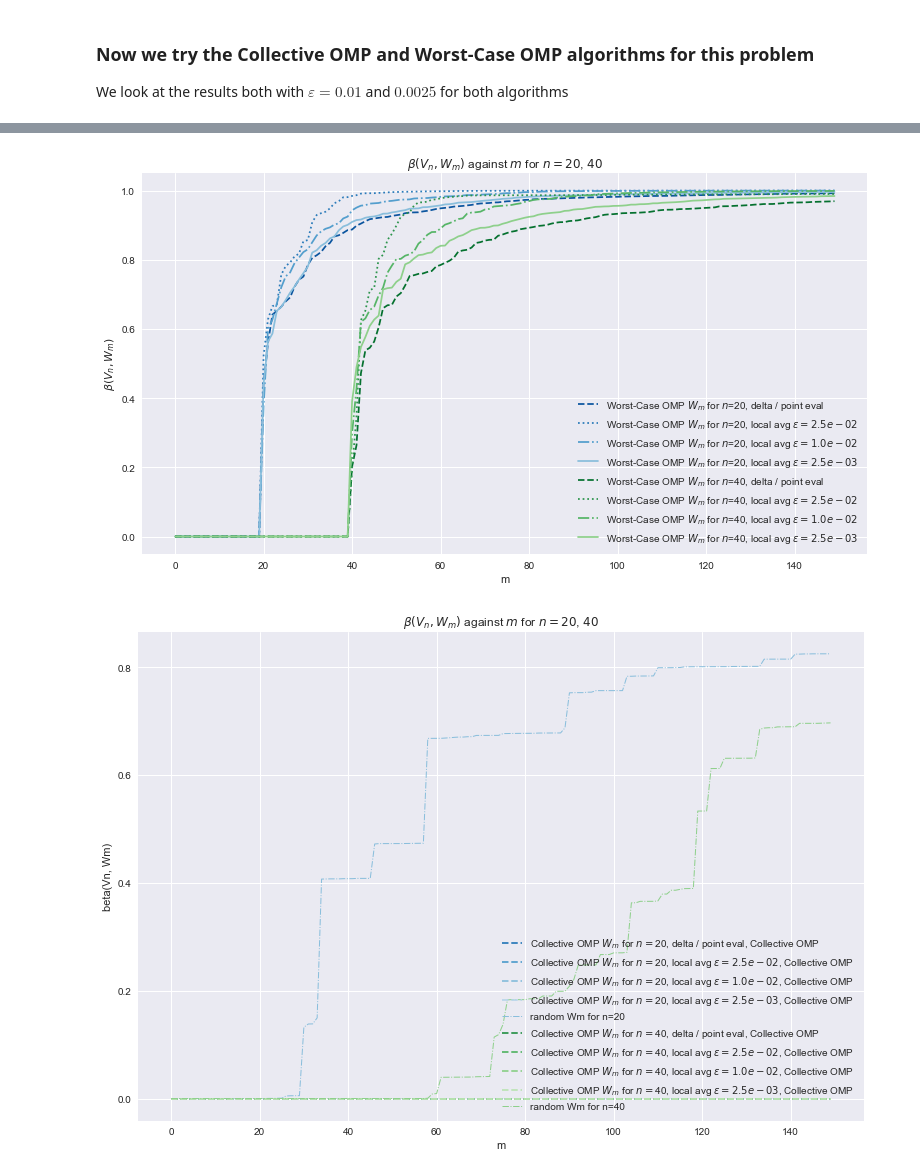
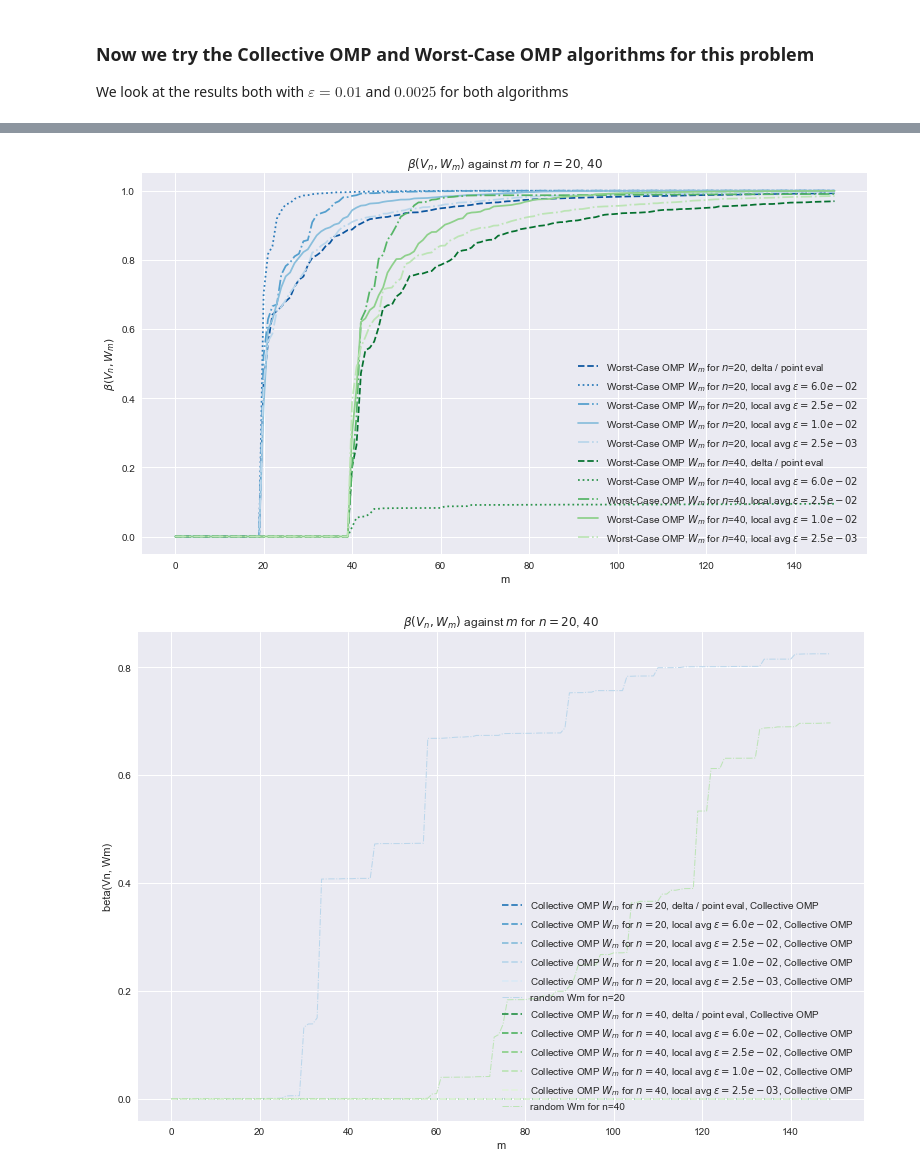
Before and after one commit to james-nichols/pyApproxTools, a Jupyter notebook: notebooks/omp/03_local_averages.ipynb, the cells around one changed output, grey strips where cells are left out. Saved outputs shown, nothing was run; the diff lists cells and outputs as text; code cells hidden in the pictures.

```diff
--- a/notebooks/omp/03_local_averages.ipynb
+++ b/notebooks/omp/03_local_averages.ipynb
@@ -145,11 +145,11 @@ plt.show()
 We look at the results both with $\varepsilon=0.01$ and $0.0025$ for both algorithms
 # %%
 N = 1e3
-eps_0 = 0.04 # Re run with this
+eps_0 = 0.06 # Re run with this
 eps_1 = 0.025
 eps_2 = 0.01
 eps_3 = 0.0025
-dictionaries = [pat.make_unif_dictionary(N), pat.make_unif_avg_dictionary(N, eps_1),\
+dictionaries = [pat.make_unif_dictionary(N), pat.make_unif_avg_dictionary(N, eps_0), pat.make_unif_avg_dictionary(N, eps_1),\
                 pat.make_unif_avg_dictionary(N, eps_2), pat.make_unif_avg_dictionary(N, eps_3)]
 
 ns = [20,40]
@@ -224,35 +224,35 @@ i        || P_Vn (w - P_Wm w) ||
 
 Done!
 # %%
-dict_label = [r'delta / point eval', r'local avg $\varepsilon={{{0:0.1e}}}$'.format(eps_1), r'local avg $\varepsilon={{{0:0.1e}}}$'.format(eps_2), r'local avg $\varepsilon={{{0:0.1e}}}$'.format(eps_3)]
-line_style = ['--', ':', '-.', '-']
-pals = [ 'Blues_r', 'Greens_r', 'Reds_r']
+dict_label = [r'delta / point eval', r'local avg $\varepsilon={{{0:0.1e}}}$'.format(eps_0), r'local avg $\varepsilon={{{0:0.1e}}}$'.format(eps_1), r'local avg $\varepsilon={{{0:0.1e}}}$'.format(eps_2), r'local avg $\varepsilon={{{0:0.1e}}}$'.format(eps_3)]
+line_style = ['--', ':', '-.', '-', '-.']
+pals = [ 'Blues_r', 'Greens_r', 'Reds_r', 'Purples_r']
 axs = []
 fig = plt.figure(figsize=(13, 7))
 ax = fig.add_subplot(1, 1, 1, title=r'$\beta(V_n, W_m)$ against $m$ for $n=20$, $40$')#, title=r'$\beta(V_n, W_m)$ against $m$ for various $n$')
 for i, n in enumerate(ns):
     sns.set_palette(pals[i])
     cp = sns.color_palette()
     for k, dictionary in enumerate(dictionaries):
         plt.plot(range(m), bs_wcomp[i, :, k], line_style[k], label=r'Worst-Case OMP $W_m$ for $n$={0}, {1}'.format(n, dict_label[k]), color=cp[k])
 
 ax.set(xlabel='m', ylabel=r'$\beta(V_n, W_m)$')#r'$m$', ylabel=r'$\beta(V_n, W_m)$')
 plt.legend(loc=4)
 plt.savefig('WCOMPAvgVsDelta.pdf')
 plt.show()
 
 fig = plt.figure(figsize=(13, 9))
 ax = fig.add_subplot(1, 1, 1, title=r'$\beta(V_n, W_m)$ against $m$ for $n=20$, $40$')#, title=r'$\beta(V_n, W_m)$ against $m$ for various $n$')
 for i, n in enumerate(ns):
     sns.set_palette(pals[i])
     cp = sns.color_palette()
     for k, dictionary in enumerate(dictionaries):
         plt.plot(range(m), bs_comp[i, :, k], '--', label=r'Collective OMP $W_m$ for $n=${0}, {1}, Collective OMP'.format(n, dict_label[k]), color=cp[k+1])
     plt.plot(range(m), bs_rand[i, :], '-.', label=r'random Wm for n={0}'.format(n), color=cp[k], lw=1)
 
 ax.set(xlabel='m', ylabel='beta(Vn, Wm)')#r'$m$', ylabel=r'$\beta(V_n, W_m)$')
 plt.legend(loc=4)
 plt.show()
 # %% [output]
-[figure, old version]
+[figure, new version]
-[figure, old version]
+[figure, new version]
```
Also changed, not shown: parts of 1 cell of this notebook.
